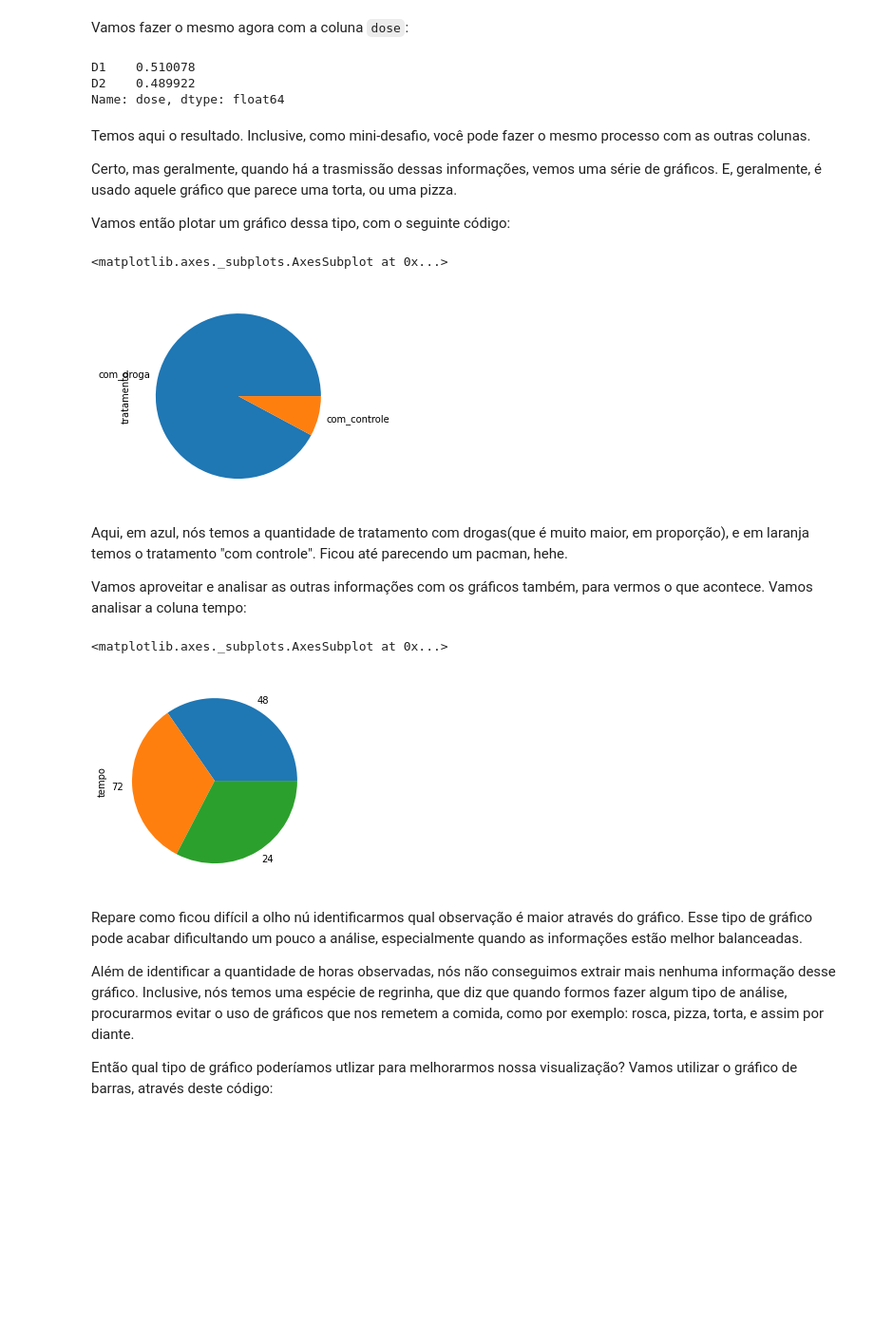
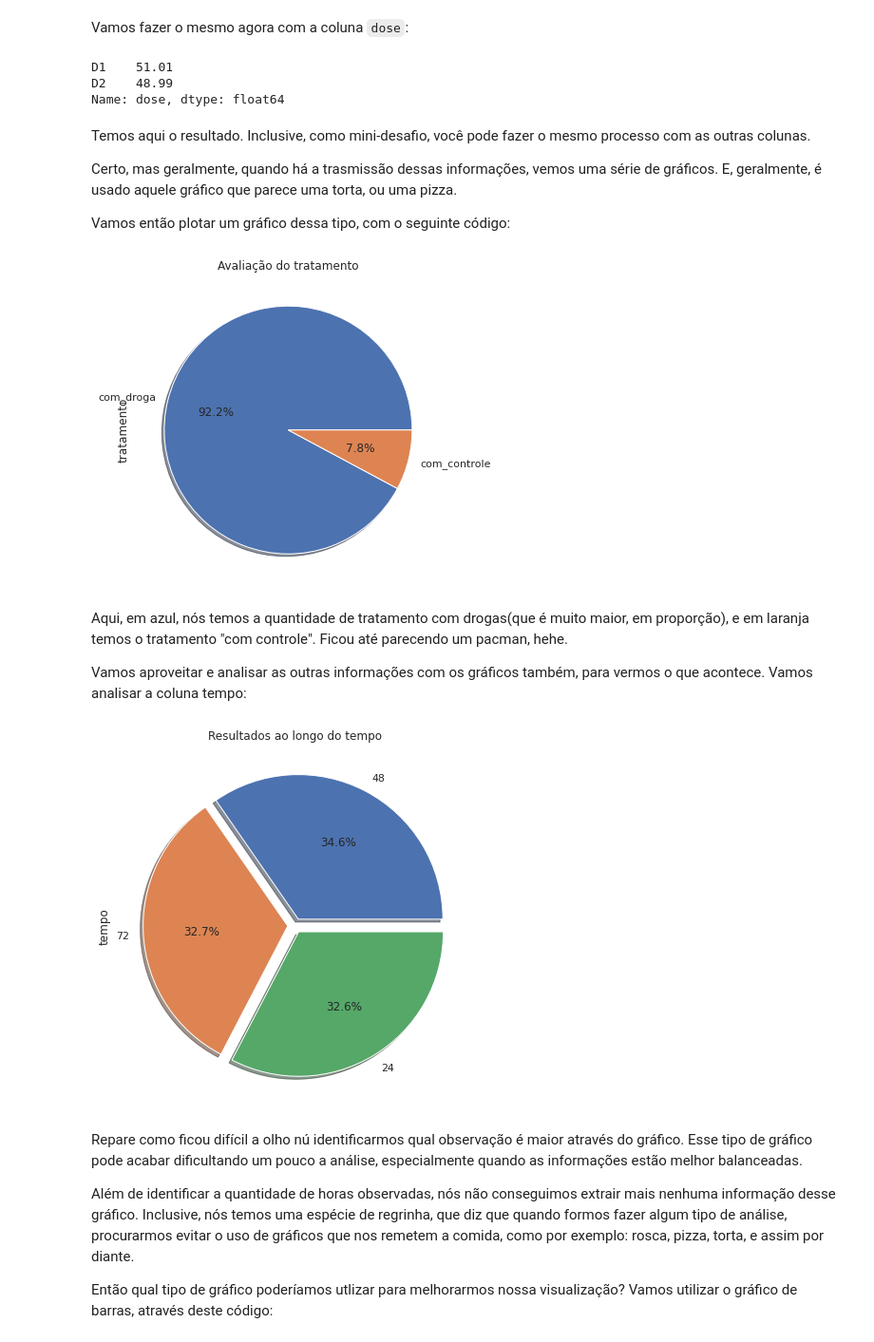
Before and after one commit to zuckeer/learnEr, a Jupyter notebook: ImersaoDados_Aula_01.ipynb, the cells around one changed output. Shown: that part at 95% size. Cells and saved outputs as stored; diff of their text form; code cells hidden in the pictures; blank space fills up the shorter version.

````diff
--- a/ImersaoDados_Aula_01.ipynb
+++ b/ImersaoDados_Aula_01.ipynb
@@ -192,10 +192,10 @@ Temos agora os dados "normalizados". Podemos interpretar utilizando a porcentage
 # %% [markdown]
 Vamos fazer o mesmo agora com a coluna ```dose```:
 # %%
-dados['dose'].value_counts(normalize = True)
+round(dados['dose'].value_counts(normalize = True) * 100, 2)
 # %% [output]
-D1    0.510078
-D2    0.489922
+D1    51.01
+D2    48.99
 Name: dose, dtype: float64
 # %% [markdown]
 Temos aqui o resultado. Inclusive, como mini-desafio, você pode fazer o mesmo processo com as outras colunas.
@@ -203,20 +203,27 @@ Temos aqui o resultado. Inclusive, como mini-desafio, você pode fazer o mesmo p
 Certo, mas geralmente, quando há a trasmissão dessas informações, vemos uma série de gráficos. E, geralmente, é usado aquele gráfico que parece uma torta, ou uma pizza.
 
 Vamos então plotar um gráfico dessa tipo, com o seguinte código:
-# %%
-dados['tratamento'].value_counts().plot.pie()
-# %% [output]
-<matplotlib.axes._subplots.AxesSubplot at 0x...>
-[figure, removed]
+# %%
+import seaborn as sns
+import matplotlib.pyplot as plt
+sns.set()
+plt.figure(figsize=(8, 6))
+dados['tratamento'].value_counts().plot.pie(autopct='%1.1f%%', shadow=True)
+plt.title('Avaliação do tratamento')
+plt.show()
+# %% [output]
+[figure, added]
 # %% [markdown]
 Aqui, em azul, nós temos a quantidade de tratamento com drogas(que é muito maior, em proporção), e em laranja temos o tratamento "com controle". Ficou até parecendo um pacman, hehe.
 
 Vamos aproveitar e analisar as outras informações com os gráficos também, para vermos o que acontece. Vamos analisar a coluna tempo:
-# %%
-dados['tempo'].value_counts().plot.pie()
-# %% [output]
-<matplotlib.axes._subplots.AxesSubplot at 0x...>
-[figure, removed]
+# %%
+plt.figure(figsize=(9, 7))
+plt.title('Resultados ao longo do tempo')
+dados['tempo'].value_counts().plot.pie(explode=[0.05, 0.05,0.05], autopct='%1.1f%%', shadow=True)
+plt.show()
+# %% [output]
+[figure, added]
 # %% [markdown]
 Repare como ficou difícil a olho nú identificarmos qual observação é maior através do gráfico. Esse tipo de gráfico pode acabar dificultando um pouco a análise, especialmente quando as informações estão melhor balanceadas.
 
````
Also changed, not shown: parts of 11 cells of this notebook.
